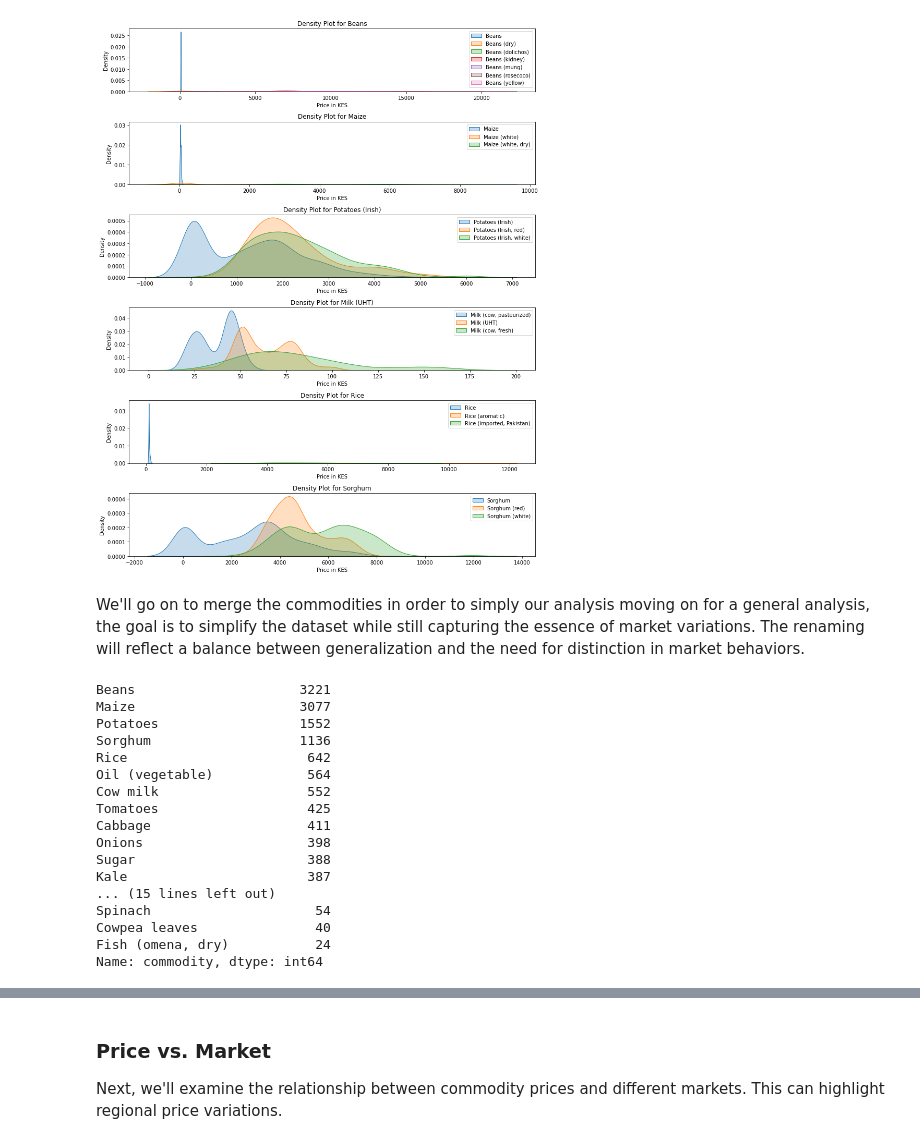
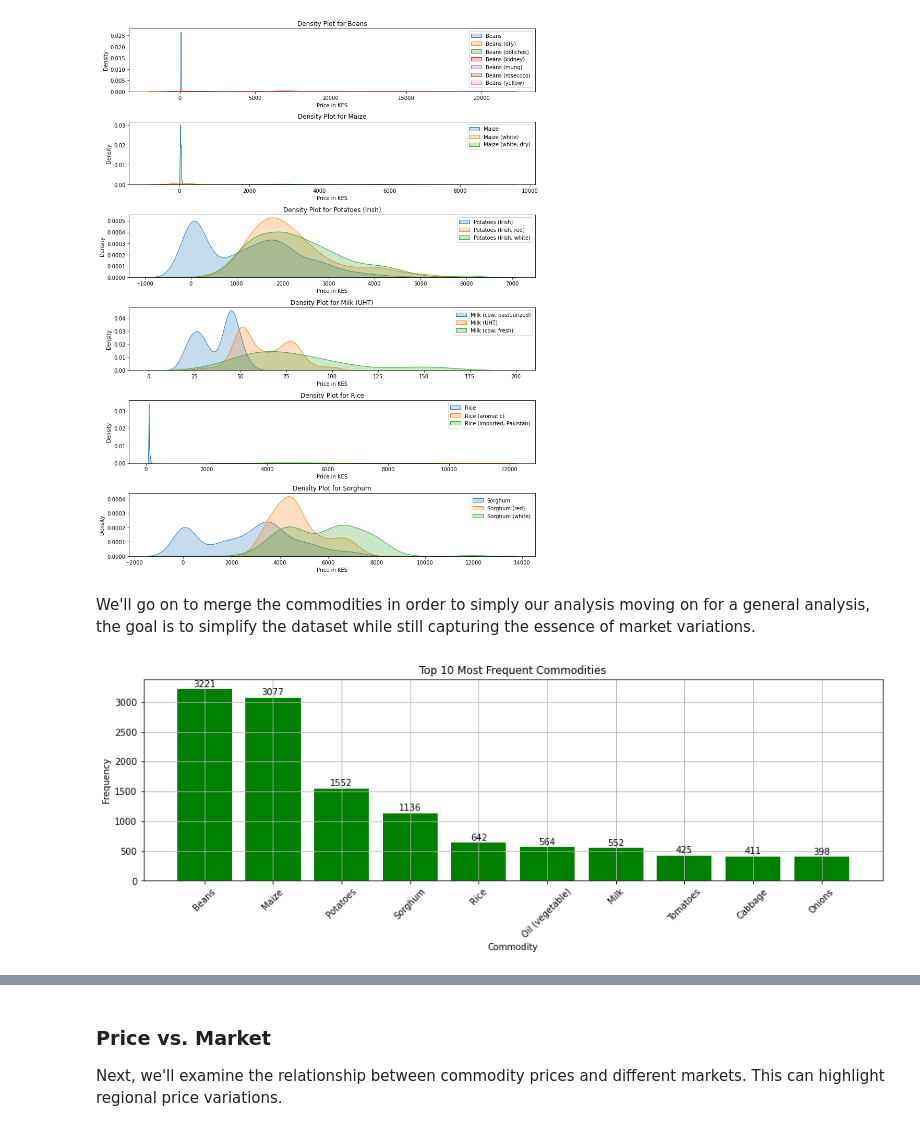
Before and after one commit to Mwenda-Mugambi/Commodity_Price_Forecasting, a Jupyter notebook: Notebook.ipynb, the cells around one changed output, grey strips where cells are left out. Drawn from its saved outputs; the diff is of its cells as text; code cells hidden in the pictures.

```diff
--- a/Notebook.ipynb
+++ b/Notebook.ipynb
@@ -346,53 +346,52 @@ plt.show()
 # %% [output]
 [figure]
 # %% [markdown]
-We'll go on to merge the commodities in order to simply our analysis moving on for a general analysis, the goal is to simplify the dataset while still capturing the essence of market variations. The renaming will reflect a balance between generalization and the need for distinction in market behaviors.
+We'll go on to merge the commodities in order to simply our analysis moving on for a general analysis, the goal is to simplify the dataset while still capturing the essence of market variations.
 # %%
 # Defining the mapping of variants to general categories
 commodity_replacement = {
     'Beans (dry)': 'Beans',
     'Beans (kidney)': 'Beans',
     'Beans (rosecoco)': 'Beans',
     'Beans (yellow)': 'Beans',
     'Beans (dolichos)': 'Beans',
     'Beans (mung)': 'Beans',
     'Maize (white)': 'Maize',
     'Maize (white, dry)': 'Maize',
     'Potatoes (Irish)': 'Potatoes',
     'Potatoes (Irish, red)': 'Potatoes',
     'Potatoes (Irish, white)': 'Potatoes',
     'Rice (imported, Pakistan)':'Rice',
     'Rice (aromatic)' : 'Rice',
     'Sorghum (white)' : 'Sorghum',
     'Sorghum (red)' : 'Sorghum',
     'Onions (red)' : 'Onions',
     'Onions (dry)': 'Onions',
-    'Milk (cow, pasteurized)':'Cow milk',
-    'Milk (UHT)' : 'Cow milk',
-    'Milk (camel, fresh' : 'Fresh camel milk',
-    'Milk (cow, fresh)' : 'Cow milk'
+    'Milk (cow, pasteurized)':'Milk',
+    'Milk (UHT)' : 'Milk',
+    'Milk (camel, fresh' : 'Milk',
+    'Milk (cow, fresh)' : 'Milk'
 }
 
 # Updating the 'commodity' column by replacing variant names with the general category name
 data['commodity'] = data['commodity'].replace(commodity_replacement)
 
 # Confirming the changes
-data['commodity'].value_counts().sort_values(ascending=False)
+# Plotting the bar chart with value counts
+plt.figure(figsize=(15, 4.2))
+top_commodities = data['commodity'].value_counts().head(10)
+bars = plt.bar(top_commodities.index, top_commodities.values, color='green')
+
+# Adding the text with the value counts above each bar
+for bar in bars:
+    yval = bar.get_height()
+    plt.text(bar.get_x() + bar.get_width()/2, yval + 5, int(yval), ha='center', va='bottom')
+
+plt.title('Top 10 Most Frequent Commodities')
+plt.xlabel('Commodity')
+plt.ylabel('Frequency')
+plt.xticks(rotation=45)
+plt.grid()
+plt.show()
 # %% [output]
-Beans                     3221
-Maize                     3077
-Potatoes                  1552
-Sorghum                   1136
-Rice                       642
-Oil (vegetable)            564
-Cow milk                   552
-Tomatoes                   425
-Cabbage                    411
-Onions                     398
-Sugar                      388
-Kale                       387
-... (15 lines left out)
-Spinach                     54
-Cowpea leaves               40
-Fish (omena, dry)           24
-Name: commodity, dtype: int64
+[figure, added]
```
Also changed, not shown: parts of 6 cells of this notebook.
